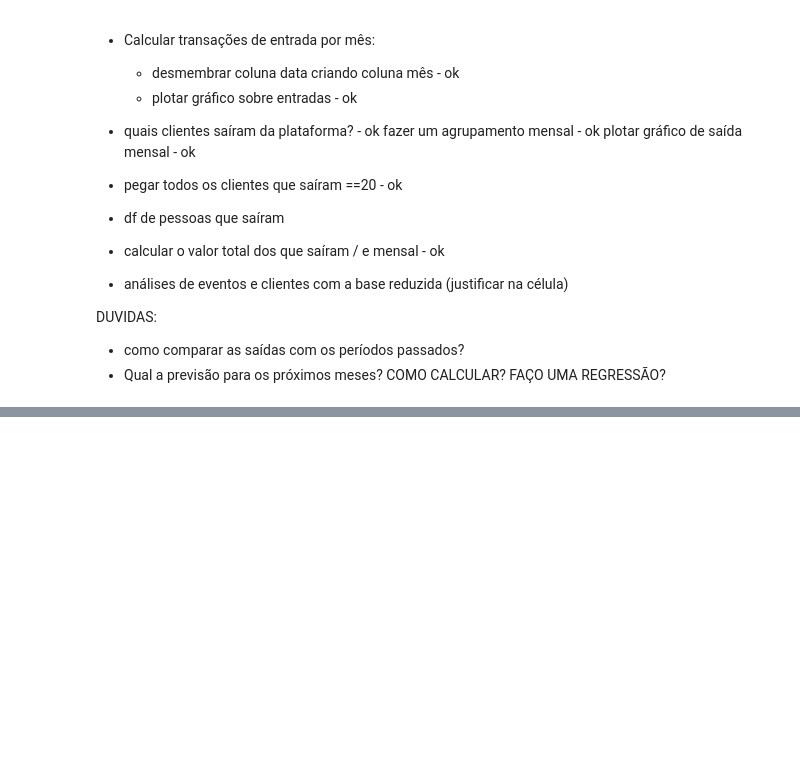
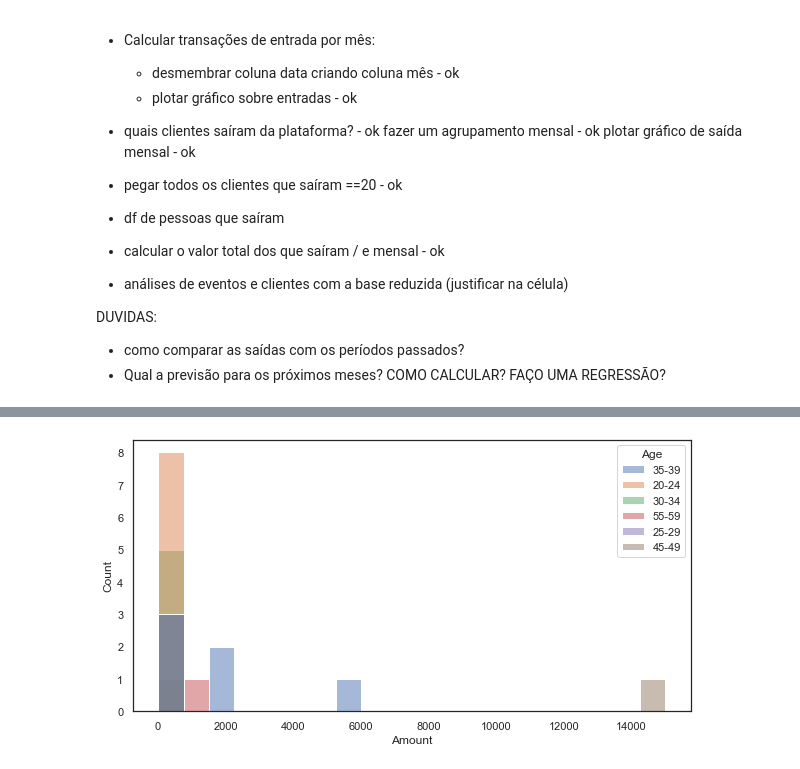
Before and after one commit to allanacardoso/warren, a Jupyter notebook: data/Análise_warren.ipynb, the cells around one changed output, grey strips where cells are left out. Drawn from its saved outputs; the diff is of its cells as text; code cells hidden in the pictures; blank space fills up the shorter version.

```diff
--- a/data/Análise_warren.ipynb
+++ b/data/Análise_warren.ipynb
@@ -836,0 +550,5 @@ DUVIDAS:
+# %%
+df_client2 = pd.merge(df_customers, df_transactions, how = 'outer')
+
+df_client2.reset_index().set_index('index')
+df_client2.head()
@@ -836,0 +582,15 @@ DUVIDAS:
+# %%
+#Agrupamento por faixa de idade tendo como referência os relatórios do IBGE
+
+df_client2['Age'] = df_client2['Age'].apply(lambda x: '0-18' if x >= 0 and x <= 18
+                                                else('20-24' if x <= 24
+                                                else('25-29' if x <= 29
+                                                else('30-34' if x <= 34
+                                                else('35-39' if x <= 39
+                                                else('40-44' if x <= 44
+                                                else('45-49' if x <= 49
+                                                else('50-54' if x <= 54
+                                                else('55-59' if x <= 59
+                                                else('60-69' if x <= 69
+                                                else('70+' if x >= 70
+                                                else(x))))))))))))
@@ -836,0 +607,8 @@ DUVIDAS:
+# %%
+df_client2 = df_client2[df_client2['Direction'] == 10]
+# %%
+plt.figure(figsize=(10,5))
+sns.histplot(data=df_client2, x='Amount', bins=20, hue='Age')
+plt.show()
+# %% [output]
+[figure, added]
```
Also changed, not shown: parts of 62 cells of this notebook.
